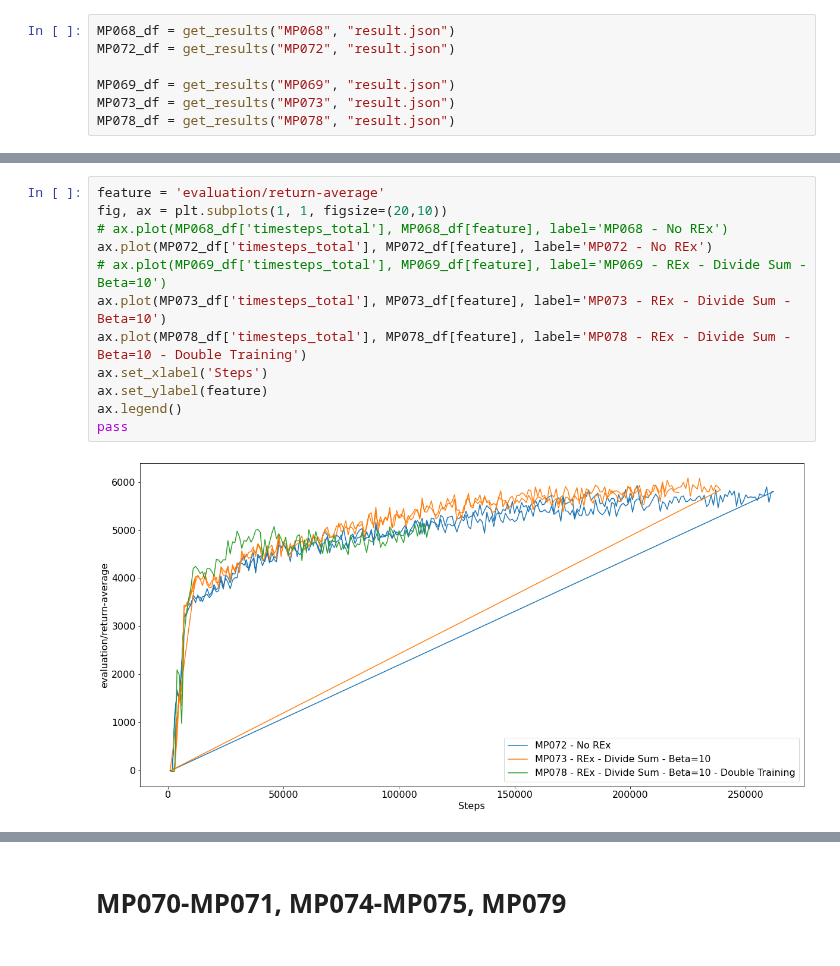
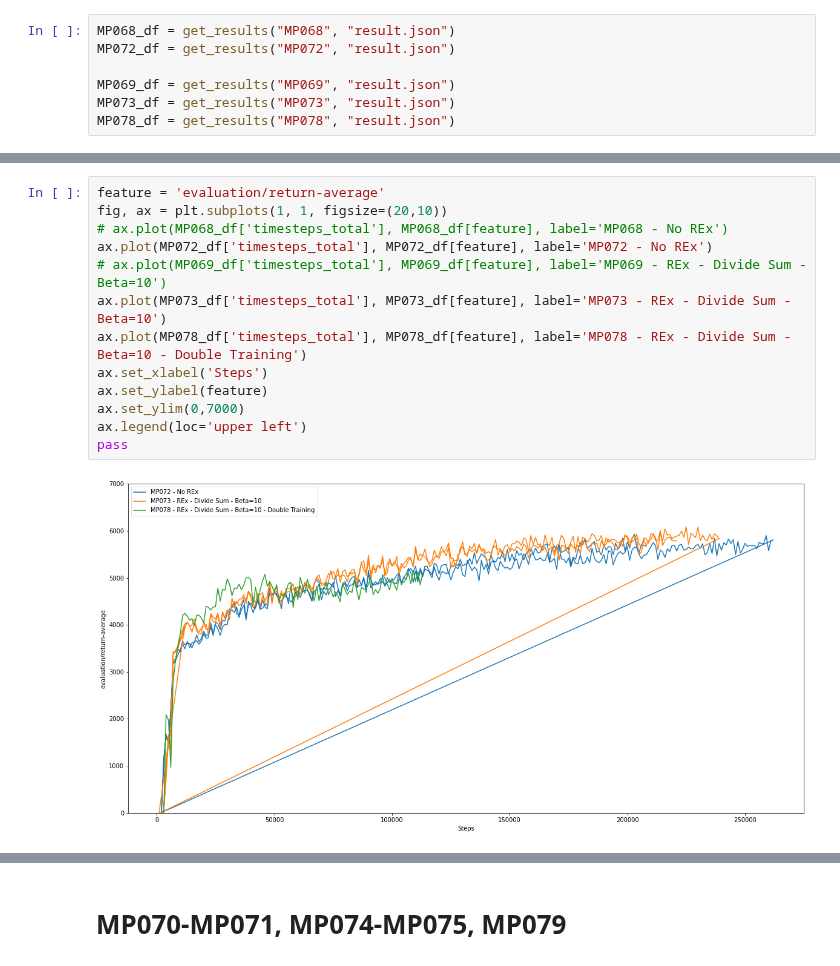
Before and after one commit to thatscotdatasci/mopo, a Jupyter notebook: model_training_analysis.ipynb, the cells around one changed output, grey strips where cells are left out. Saved outputs shown, nothing was run; the diff lists cells and outputs as text.

```diff
--- a/model_training_analysis.ipynb
+++ b/model_training_analysis.ipynb
@@ -107,17 +107,18 @@ pass
 # %%
 feature = 'evaluation/return-average'
 fig, ax = plt.subplots(1, 1, figsize=(20,10))
 # ax.plot(MP068_df['timesteps_total'], MP068_df[feature], label='MP068 - No REx')
 ax.plot(MP072_df['timesteps_total'], MP072_df[feature], label='MP072 - No REx')
 # ax.plot(MP069_df['timesteps_total'], MP069_df[feature], label='MP069 - REx - Divide Sum - Beta=10')
 ax.plot(MP073_df['timesteps_total'], MP073_df[feature], label='MP073 - REx - Divide Sum - Beta=10')
 ax.plot(MP078_df['timesteps_total'], MP078_df[feature], label='MP078 - REx - Divide Sum - Beta=10 - Double Training')
 ax.set_xlabel('Steps')
 ax.set_ylabel(feature)
-ax.legend()
+ax.set_ylim(0,7000)
+ax.legend(loc='upper left')
 pass
 # %% [output]
-[figure, old version]
+[figure, new version]
 # %%
 feature = 'Q-avg'
 fig, ax = plt.subplots(1, 1, figsize=(10,10))
```
Also changed, not shown: parts of 21 cells of this notebook, 1 other file.
